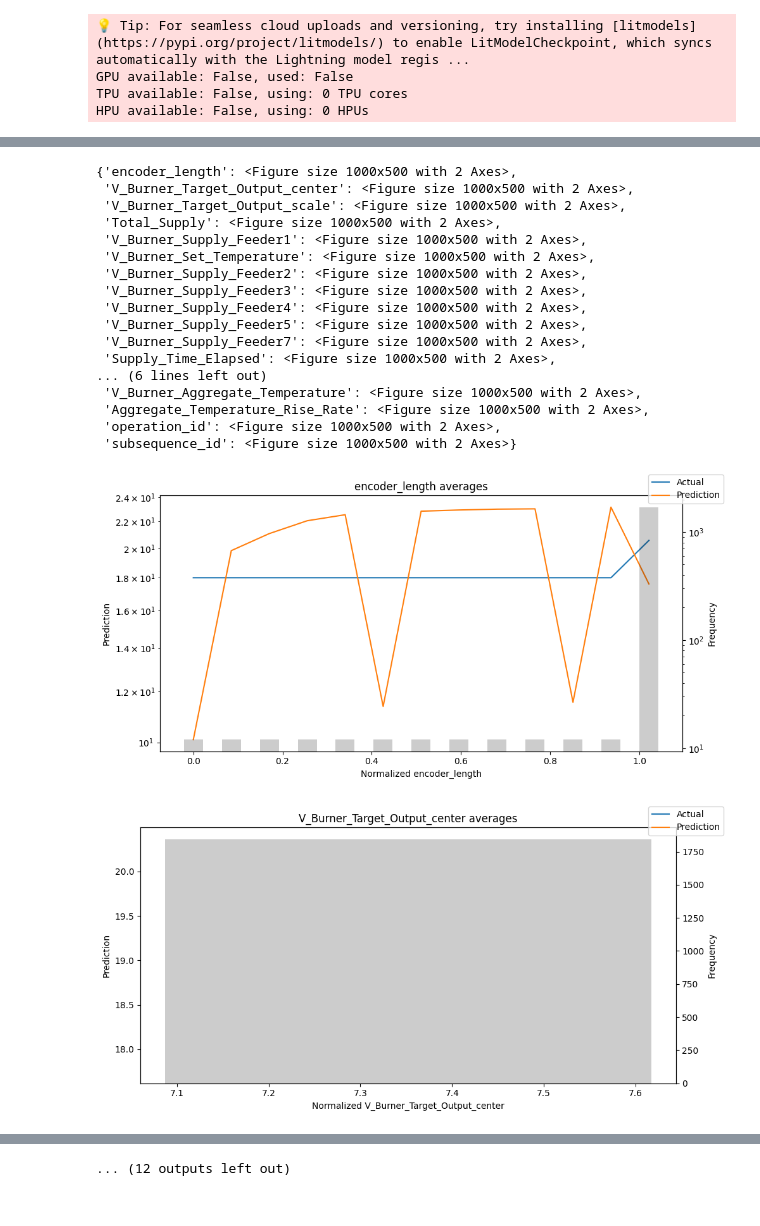
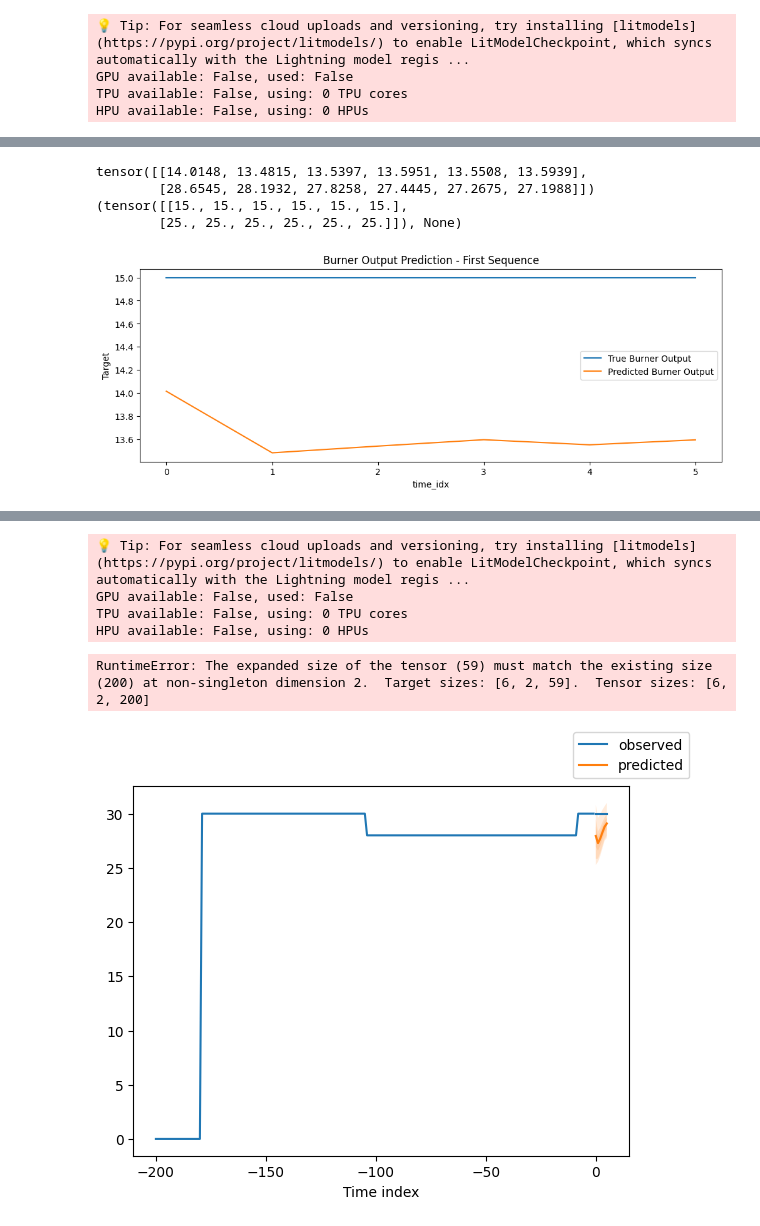
Before and after one commit to patwantsv5/tft_test, a Jupyter notebook: new_tft.ipynb, the cells around one changed output, grey strips where cells are left out. Saved outputs shown, nothing was run; the diff lists cells and outputs as text; code cells hidden in the pictures.

```diff
--- a/new_tft.ipynb
+++ b/new_tft.ipynb
@@ -79,24 +119,26 @@ time_varying_known_reals = [
 # %%
-max_prediction_length = 6
-max_encoder_length = 24
+max_prediction_length = 64
+max_encoder_length = 244
 training_cutoff = train_df["time_idx"].max() - max_prediction_length
 
 train_df["operation_id"] = train_df["operation_id"].astype(str)
 # train_df["subsequence_id"] = train_df["subsequence_id"].astype(str)
+result_tdf["operation_id"] = result_tdf["operation_id"].astype(str)
 
 val_df["operation_id"] = val_df["operation_id"].astype(str)
 # val_df["subsequence_id"] = val_df["subsequence_id"].astype(str)
 
+print(len(result_tdf))
 
 training = TimeSeriesDataSet(
     train_df, #[lambda x: x.time_idx <= training_cutoff],
     time_idx="time_idx",
     target=Const.V_TARGET_OUTPUT,
     group_ids=["operation_id"],
-    min_encoder_length=max_encoder_length // 2,  # keep encoder length long (as it is in the validation set)
-    max_encoder_length=max_encoder_length,
-    min_prediction_length=1,
-    max_prediction_length=max_prediction_length,
+    min_encoder_length=50,  # keep encoder length long (as it is in the validation set)
+    max_encoder_length=200,
+    min_prediction_length=1, # max_prediction_length ≤ shortest_series_length - max_encoder_length
+    max_prediction_length=6, # max_encoder_length + max_prediction_length ≤ series_length
     static_categoricals=["operation_id"],
     static_reals=static_reals,
     # time_varying_known_categoricals=["DATE", "TIME"],
@@ -120,8 +162,11 @@ training = TimeSeriesDataSet(
 # create validation set (predict=True) which means to predict the last max_prediction_length points in time
 # for each series
 validation = TimeSeriesDataSet.from_dataset(training, val_df, predict=True, stop_randomization=True)
+test_dataset = TimeSeriesDataSet.from_dataset(training, result_tdf, predict=False,stop_randomization=True)
+# validation.shape()
 
 # create dataloaders for model
 batch_size = 128  # set this between 32 to 128
 train_dataloader = training.to_dataloader(train=True, batch_size=batch_size, num_workers=0)
 val_dataloader = validation.to_dataloader(train=False, batch_size=batch_size * 10, num_workers=0)
+test_dataloader = test_dataset.to_dataloader(train=False,batch_size=batch_size,num_workers=0)
@@ -400,9 +464,24 @@ HPU available: False, using: 0 HPUs
 # %%
+# Get predictions with true values included
+predictions = best_tft.predict(val_dataloader, return_x=True, return_y=True)
 
+# Now both are tensors
+y_pred = predictions.output   # [batch, max_prediction_length]
+y_true = predictions.y        # [batch, max_prediction_length]
+print(y_pred)
+print(y_true)
 
-predictions = best_tft.predict(val_dataloader, return_x=True)
-predictions_vs_actuals = best_tft.calculate_prediction_actual_by_variable(predictions.x, predictions.output)
-best_tft.plot_prediction_actual_by_variable(predictions_vs_actuals)
+# Plot first sequence
+import matplotlib.pyplot as plt
+
+plt.figure(figsize=(12,4))
+plt.plot(y_true[0][0],label="True Burner Output")
+plt.plot(y_pred[0], label="Predicted Burner Output")
+plt.title("Burner Output Prediction - First Sequence")
+plt.xlabel("time_idx")
+plt.ylabel("Target")
+plt.legend()
+plt.show()
 # %% [output]
 💡 Tip: For seamless cloud uploads and versioning, try installing [litmodels](https://pypi.org/project/litmodels/) to enable LitModelCheckpoint, which syncs automatically with the Lightning model regis ...
 GPU available: False, used: False
@@ -411,19 +491,5 @@ HPU available: False, using: 0 HPUs
-{'encoder_length': <Figure size 1000x500 with 2 Axes>,
- 'V_Burner_Target_Output_center': <Figure size 1000x500 with 2 Axes>,
- 'V_Burner_Target_Output_scale': <Figure size 1000x500 with 2 Axes>,
- 'Total_Supply': <Figure size 1000x500 with 2 Axes>,
- 'V_Burner_Supply_Feeder1': <Figure size 1000x500 with 2 Axes>,
- 'V_Burner_Set_Temperature': <Figure size 1000x500 with 2 Axes>,
- 'V_Burner_Supply_Feeder2': <Figure size 1000x500 with 2 Axes>,
- 'V_Burner_Supply_Feeder3': <Figure size 1000x500 with 2 Axes>,
- 'V_Burner_Supply_Feeder4': <Figure size 1000x500 with 2 Axes>,
- 'V_Burner_Supply_Feeder5': <Figure size 1000x500 with 2 Axes>,
- 'V_Burner_Supply_Feeder7': <Figure size 1000x500 with 2 Axes>,
- 'Supply_Time_Elapsed': <Figure size 1000x500 with 2 Axes>,
-... (6 lines left out)
- 'V_Burner_Aggregate_Temperature': <Figure size 1000x500 with 2 Axes>,
- 'Aggregate_Temperature_Rise_Rate': <Figure size 1000x500 with 2 Axes>,
- 'operation_id': <Figure size 1000x500 with 2 Axes>,
- 'subsequence_id': <Figure size 1000x500 with 2 Axes>}
+tensor([[14.0148, 13.4815, 13.5397, 13.5951, 13.5508, 13.5939],
+        [28.6545, 28.1932, 27.8258, 27.4445, 27.2675, 27.1988]])
+(tensor([[15., 15., 15., 15., 15., 15.],
+        [25., 25., 25., 25., 25., 25.]]), None)
-[figure, old version]
+[figure, new version]
-[figure, removed]
@@ -438 +496,14 @@ HPU available: False, using: 0 HPUs
-... (12 outputs left out)
+# %%
+raw_prediction = best_tft.predict(
+    training,
+    mode="raw",
+    return_x=True,
+)
+best_tft.plot_prediction(raw_prediction.x, raw_prediction.output, idx=0)
+# %% [output]
+💡 Tip: For seamless cloud uploads and versioning, try installing [litmodels](https://pypi.org/project/litmodels/) to enable LitModelCheckpoint, which syncs automatically with the Lightning model regis ...
+GPU available: False, used: False
+TPU available: False, using: 0 TPU cores
+HPU available: False, using: 0 HPUs
+RuntimeError: The expanded size of the tensor (59) must match the existing size (200) at non-singleton dimension 2.  Target sizes: [6, 2, 59].  Tensor sizes: [6, 2, 200]
+[figure, added]
```
Also changed, not shown: parts of 21 cells of this notebook, 3 other files.
